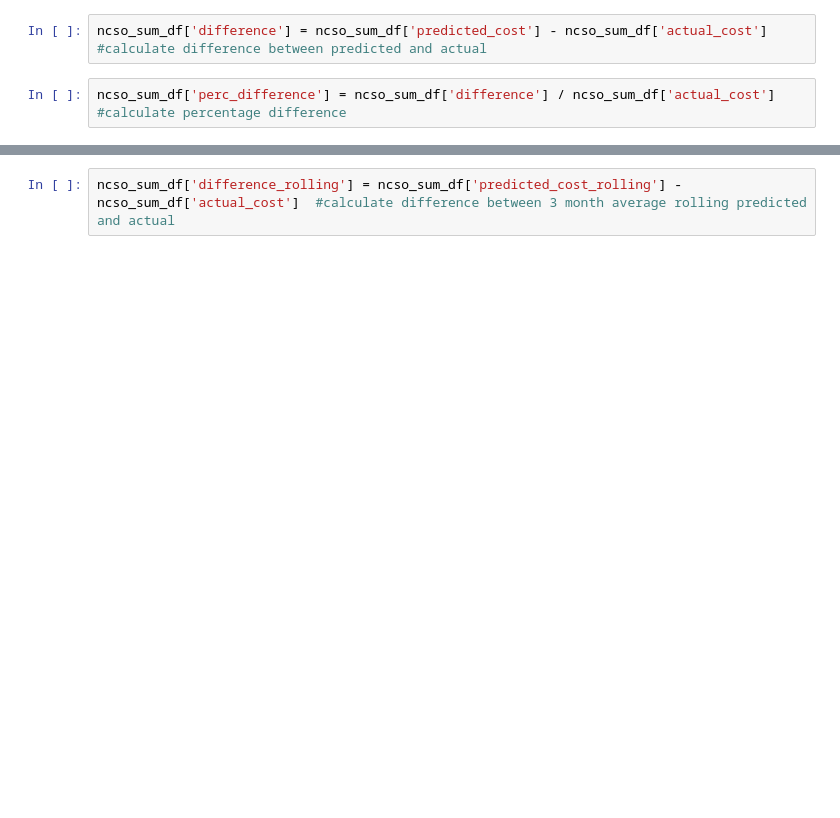
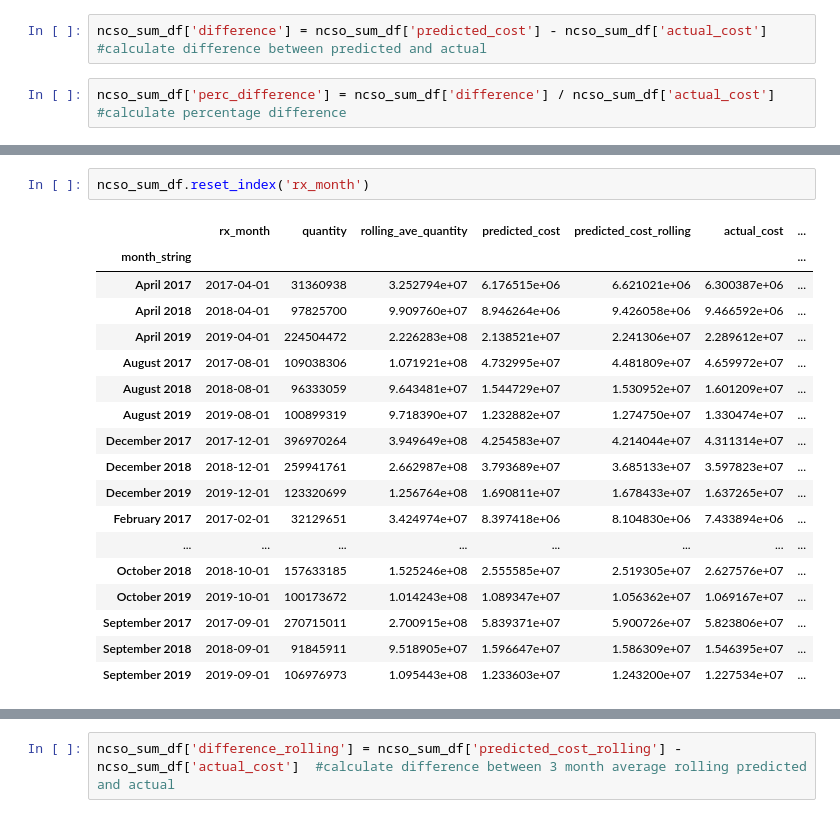
Before and after one commit to ebmdatalab/price-concessions-accuracy-notebook, a Jupyter notebook: notebooks/priceconcessions.ipynb, the cells around one changed output, grey strips where cells are left out. Cells and saved outputs as stored; diff of their text form; blank space fills up the shorter version.

```diff
--- a/notebooks/priceconcessions.ipynb
+++ b/notebooks/priceconcessions.ipynb
@@ -147,0 +171,21 @@ ax = ncso_sum_df.plot.bar(figsize = (12,6), y='perc_difference')
+# %%
+ncso_sum_df.reset_index('rx_month')
+# %% [output]
+|  | rx_month | quantity | rolling_ave_quantity | predicted_cost | predicted_cost_rolling | actual_cost | ... |
+| month_string |  |  |  |  |  |  | ... |
+| April 2017 | 2017-04-01 | 31360938 | 3.252794e+07 | 6.176515e+06 | 6.621021e+06 | 6.300387e+06 | ... |
+| April 2018 | 2018-04-01 | 97825700 | 9.909760e+07 | 8.946264e+06 | 9.426058e+06 | 9.466592e+06 | ... |
+| April 2019 | 2019-04-01 | 224504472 | 2.226283e+08 | 2.138521e+07 | 2.241306e+07 | 2.289612e+07 | ... |
+| August 2017 | 2017-08-01 | 109038306 | 1.071921e+08 | 4.732995e+07 | 4.481809e+07 | 4.659972e+07 | ... |
+| August 2018 | 2018-08-01 | 96333059 | 9.643481e+07 | 1.544729e+07 | 1.530952e+07 | 1.601209e+07 | ... |
+| August 2019 | 2019-08-01 | 100899319 | 9.718390e+07 | 1.232882e+07 | 1.274750e+07 | 1.330474e+07 | ... |
+| December 2017 | 2017-12-01 | 396970264 | 3.949649e+08 | 4.254583e+07 | 4.214044e+07 | 4.311314e+07 | ... |
+| December 2018 | 2018-12-01 | 259941761 | 2.662987e+08 | 3.793689e+07 | 3.685133e+07 | 3.597823e+07 | ... |
+| December 2019 | 2019-12-01 | 123320699 | 1.256764e+08 | 1.690811e+07 | 1.678433e+07 | 1.637265e+07 | ... |
+| February 2017 | 2017-02-01 | 32129651 | 3.424974e+07 | 8.397418e+06 | 8.104830e+06 | 7.433894e+06 | ... |
+| ... | ... | ... | ... | ... | ... | ... | ... |
+| October 2018 | 2018-10-01 | 157633185 | 1.525246e+08 | 2.555585e+07 | 2.519305e+07 | 2.627576e+07 | ... |
+| October 2019 | 2019-10-01 | 100173672 | 1.014243e+08 | 1.089347e+07 | 1.056362e+07 | 1.069167e+07 | ... |
+| September 2017 | 2017-09-01 | 270715011 | 2.700915e+08 | 5.839371e+07 | 5.900726e+07 | 5.823806e+07 | ... |
+| September 2018 | 2018-09-01 | 91845911 | 9.518905e+07 | 1.596647e+07 | 1.586309e+07 | 1.546395e+07 | ... |
+| September 2019 | 2019-09-01 | 106976973 | 1.095443e+08 | 1.233603e+07 | 1.243200e+07 | 1.227534e+07 | ... |
```
Also changed, not shown: parts of 11 cells of this notebook, 4 other files.
